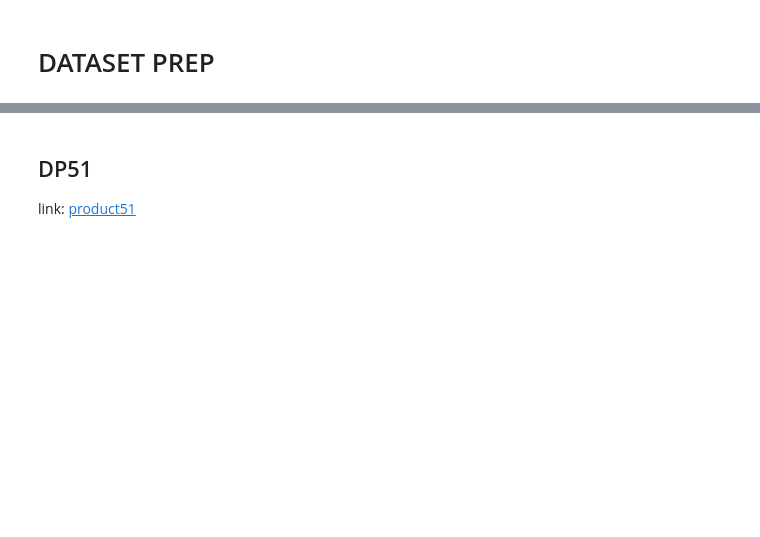
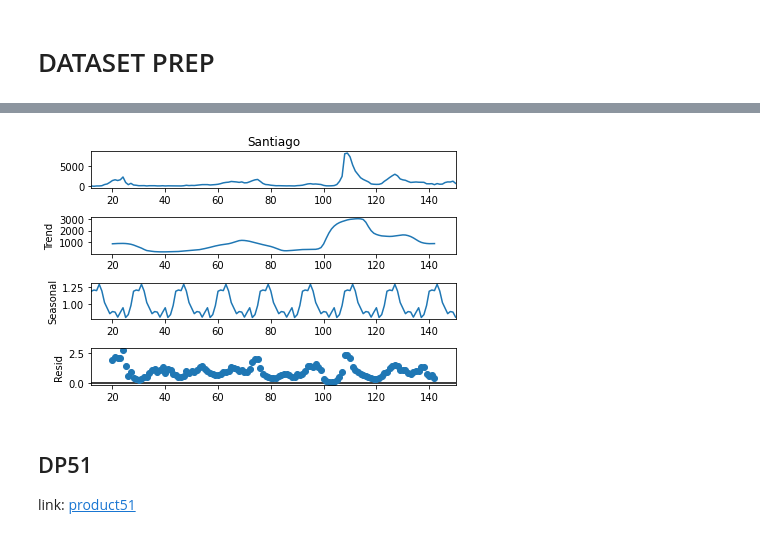
Before and after one commit to tanaxer01/mov-in-covid, a Jupyter notebook: index_calcs.ipynb, the cells around one changed output, grey strips where cells are left out. Saved outputs shown, nothing was run; the diff lists cells and outputs as text; code cells hidden in the pictures; blank space fills up the shorter version.

```diff
--- a/index_calcs.ipynb
+++ b/index_calcs.ipynb
@@ -63,3 +93,9 @@ for xc in ["2020-05-01", "2020-07-01", "2021-05-01", "2021-07-01", "2022-05-01",
+# %%
+from statsmodels.tsa.seasonal import seasonal_decompose
+
+decompose = seasonal_decompose(casos_nuevos["Santiago"], period=16, model="multiplicative").plot()
+# %% [output]
+[figure, added]
 # %% [markdown]
 ## DP51
 link: [product51](https://github.com/MinCiencia/Datos-COVID19/tree/master/output/producto51)
```
Also changed, not shown: parts of 19 cells of this notebook.
